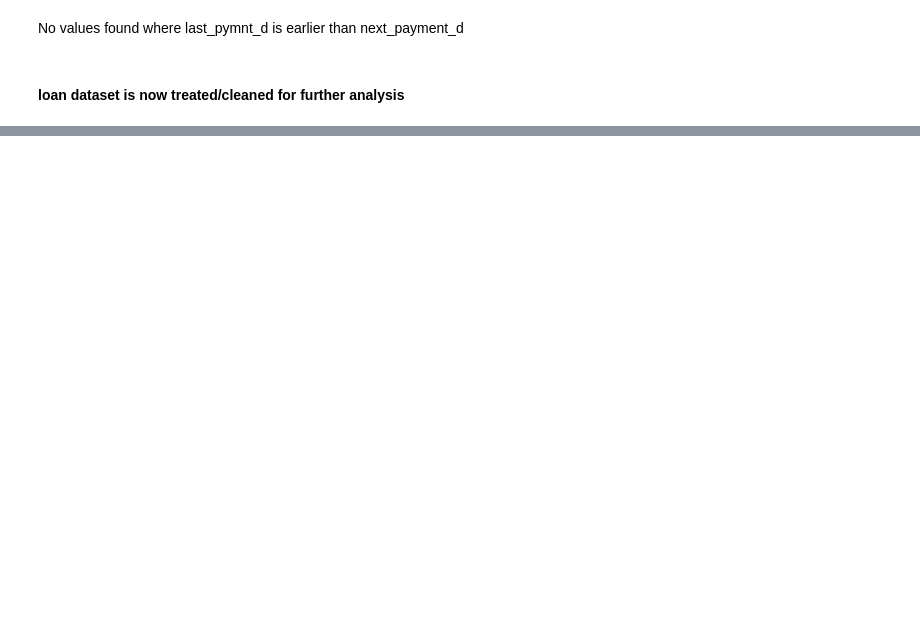
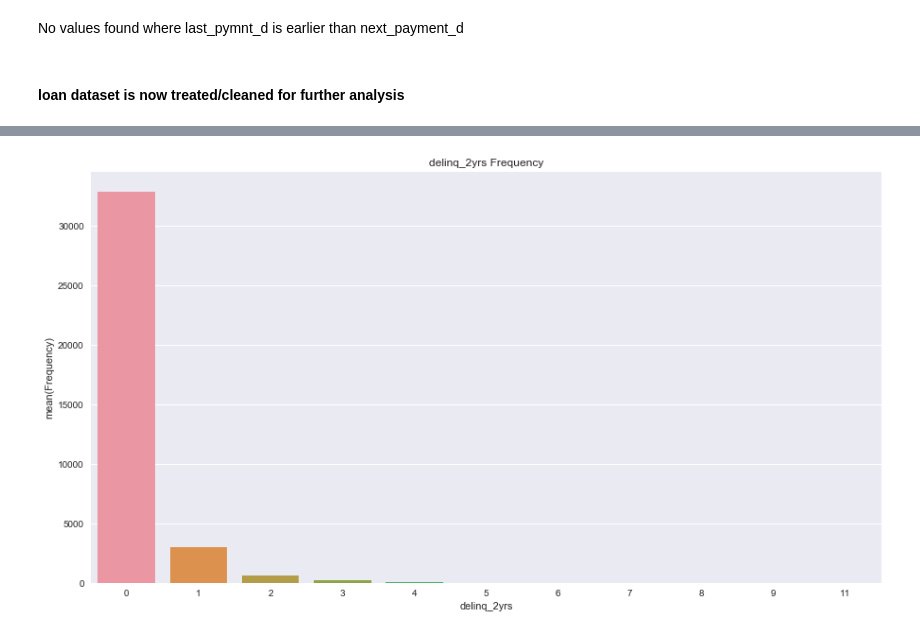
Before and after one commit to poornimaarunp/EDAGroupCaseStudy, a Jupyter notebook: Group_.ipynb, the cells around one changed output, grey strips where cells are left out. Cells and saved outputs as stored; diff of their text form; code cells hidden in the pictures; blank space fills up the shorter version.

```diff
--- a/Group_.ipynb
+++ b/Group_.ipynb
@@ -402,0 +1204,10 @@ loan.info()
+# %%
+# delinq_2yrs                   11
+delinq_2yrs_Frequency = loan.groupby('delinq_2yrs').size().reset_index(name='Frequency')
+plt.figure(figsize=(15, 8))
+sns.barplot(x='delinq_2yrs', y='Frequency', data=delinq_2yrs_Frequency)
+plt.title("delinq_2yrs Frequency")
+
+plt.show()
+# %% [output]
+[figure, added]
```
Also changed, not shown: parts of 164 cells of this notebook, 1 other file.
